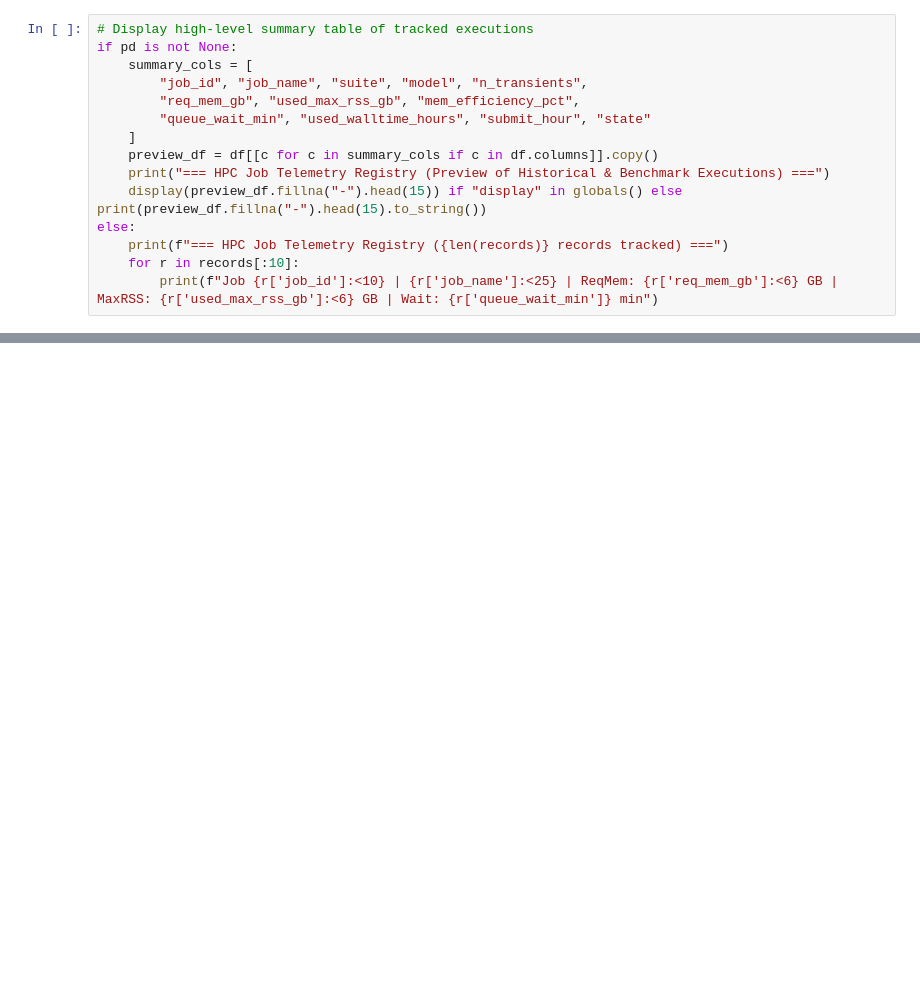
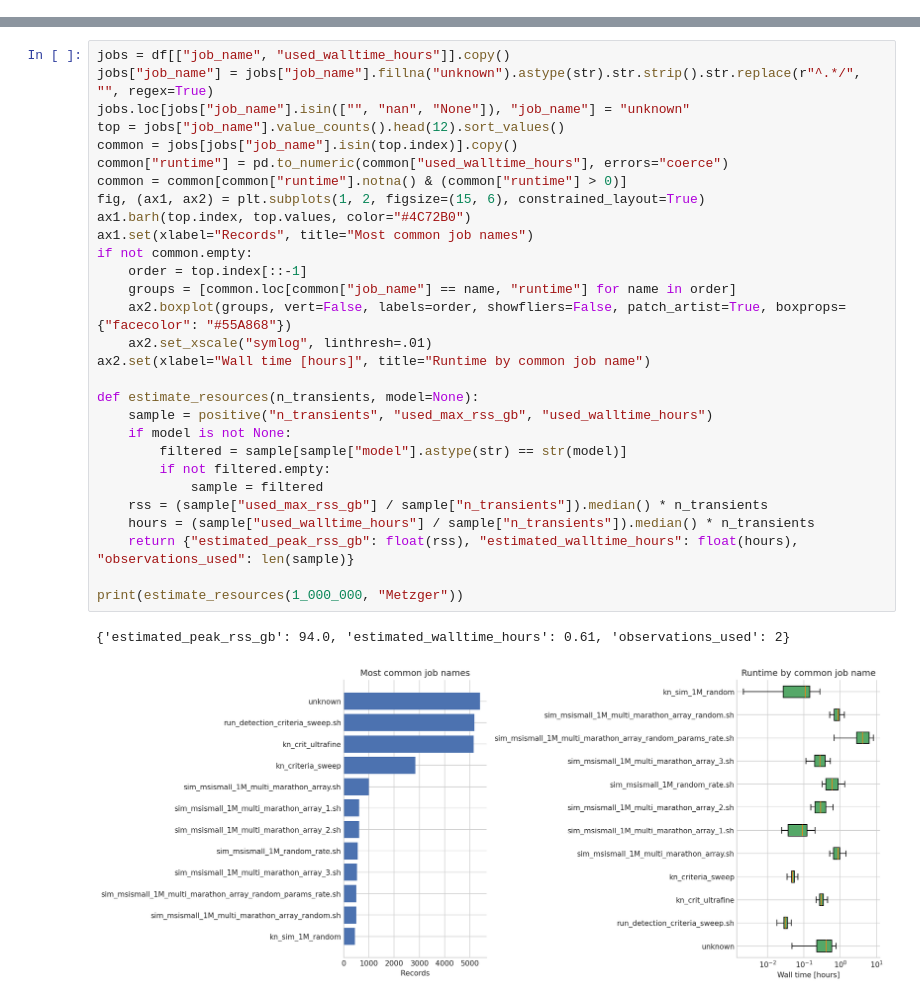
Before and after one commit to tylerbarna/kn-rates, a Jupyter notebook: notebooks/job_resource_usage_analysis.ipynb, the cells around one changed output, grey strips where cells are left out. Saved outputs shown, nothing was run; the diff lists cells and outputs as text; blank space fills up the shorter version.

Commit message:
update job usage resource notebook

```diff
--- a/notebooks/job_resource_usage_analysis.ipynb
+++ b/notebooks/job_resource_usage_analysis.ipynb
@@ -70,15 +0,0 @@ Tracked Model Families:  ['Bu2026Fixed', 'Bu2026Vary', 'Metzger']
-# %%
-# Display high-level summary table of tracked executions
-if pd is not None:
-    summary_cols = [
-        "job_id", "job_name", "suite", "model", "n_transients",
-        "req_mem_gb", "used_max_rss_gb", "mem_efficiency_pct",
-        "queue_wait_min", "used_walltime_hours", "submit_hour", "state"
-    ]
-    preview_df = df[[c for c in summary_cols if c in df.columns]].copy()
-    print("=== HPC Job Telemetry Registry (Preview of Historical & Benchmark Executions) ===")
-    display(preview_df.fillna("-").head(15)) if "display" in globals() else print(preview_df.fillna("-").head(15).to_string())
-else:
-    print(f"=== HPC Job Telemetry Registry ({len(records)} records tracked) ===")
-    for r in records[:10]:
-        print(f"Job {r['job_id']:<10} | {r['job_name']:<25} | ReqMem: {r['req_mem_gb']:<6} GB | MaxRSS: {r['used_max_rss_gb']:<6} GB | Wait: {r['queue_wait_min']} min")
@@ -424,0 +94,32 @@ Empirical Calibration Basis:
+# %%
+jobs = df[["job_name", "used_walltime_hours"]].copy()
+jobs["job_name"] = jobs["job_name"].fillna("unknown").astype(str).str.strip().str.replace(r"^.*/", "", regex=True)
+jobs.loc[jobs["job_name"].isin(["", "nan", "None"]), "job_name"] = "unknown"
+top = jobs["job_name"].value_counts().head(12).sort_values()
+common = jobs[jobs["job_name"].isin(top.index)].copy()
+common["runtime"] = pd.to_numeric(common["used_walltime_hours"], errors="coerce")
+common = common[common["runtime"].notna() & (common["runtime"] > 0)]
+fig, (ax1, ax2) = plt.subplots(1, 2, figsize=(15, 6), constrained_layout=True)
+ax1.barh(top.index, top.values, color="#4C72B0")
+ax1.set(xlabel="Records", title="Most common job names")
+if not common.empty:
+    order = top.index[::-1]
+    groups = [common.loc[common["job_name"] == name, "runtime"] for name in order]
+    ax2.boxplot(groups, vert=False, labels=order, showfliers=False, patch_artist=True, boxprops={"facecolor": "#55A868"})
+    ax2.set_xscale("symlog", linthresh=.01)
+ax2.set(xlabel="Wall time [hours]", title="Runtime by common job name")
+
+def estimate_resources(n_transients, model=None):
+    sample = positive("n_transients", "used_max_rss_gb", "used_walltime_hours")
+    if model is not None:
+        filtered = sample[sample["model"].astype(str) == str(model)]
+        if not filtered.empty:
+            sample = filtered
+    rss = (sample["used_max_rss_gb"] / sample["n_transients"]).median() * n_transients
+    hours = (sample["used_walltime_hours"] / sample["n_transients"]).median() * n_transients
+    return {"estimated_peak_rss_gb": float(rss), "estimated_walltime_hours": float(hours), "observations_used": len(sample)}
+
+print(estimate_resources(1_000_000, "Metzger"))
+# %% [output]
+{'estimated_peak_rss_gb': 94.0, 'estimated_walltime_hours': 0.61, 'observations_used': 2}
+[figure, added]
```
Also changed, not shown: parts of 19 cells of this notebook.
